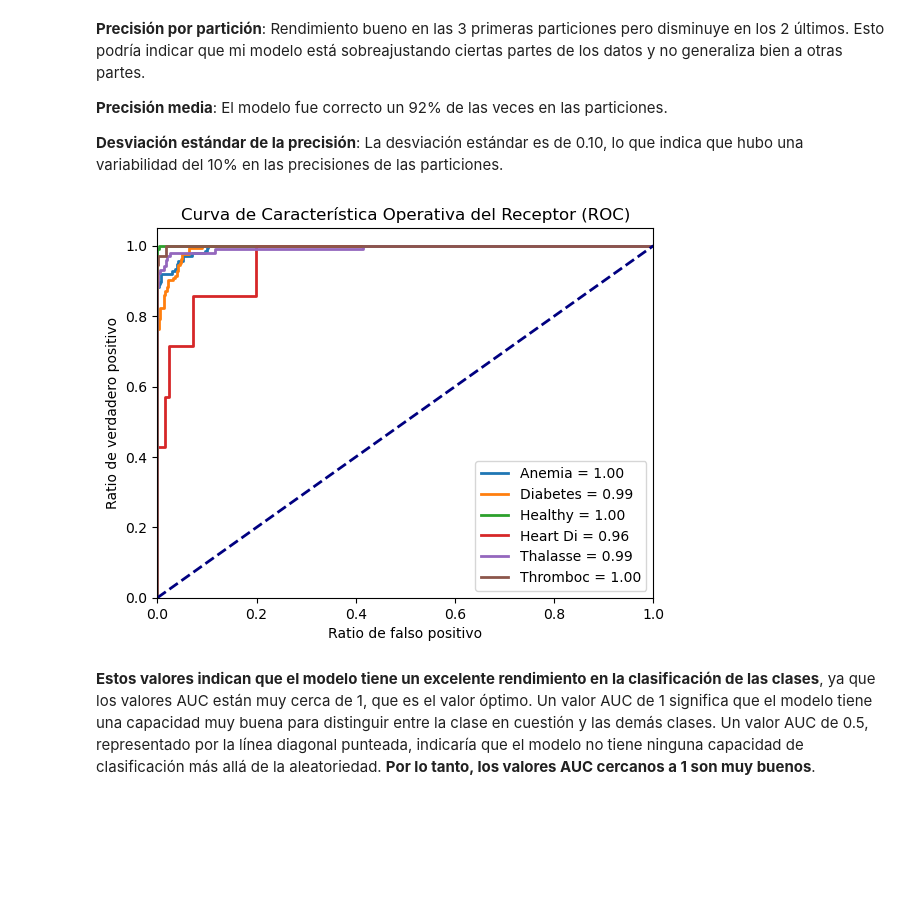
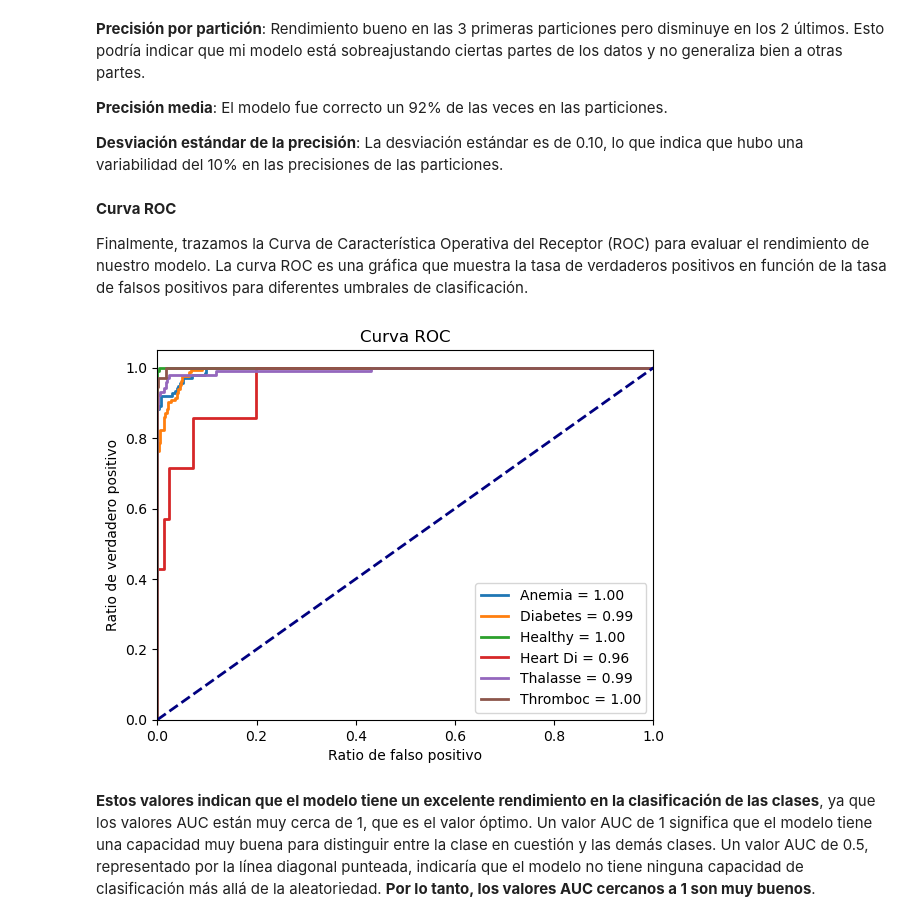
Before and after one commit to Vuztulk/Analisis-Enfermedades-mediante-ML, a Jupyter notebook: SVM.ipynb, the cells around one changed output. Saved outputs shown, nothing was run; the diff lists cells and outputs as text; code cells hidden in the pictures; blank space fills up the shorter version.

```diff
--- a/SVM.ipynb
+++ b/SVM.ipynb
@@ -236,35 +391,39 @@ accuracies = stratified_cross_validation(X, y, model)
 **Precisión media**: El modelo fue correcto un 92% de las veces en las particiones.
 
 **Desviación estándar de la precisión**: La desviación estándar es de 0.10, lo que indica que hubo una variabilidad del 10% en las precisiones de las particiones.
+# %% [markdown]
+**Curva ROC**
+
+Finalmente, trazamos la Curva de Característica Operativa del Receptor (ROC) para evaluar el rendimiento de nuestro modelo. La curva ROC es una gráfica que muestra la tasa de verdaderos positivos en función de la tasa de falsos positivos para diferentes umbrales de clasificación.
 # %%
 model = SVC(C=10.0,class_weight=None,decision_function_shape='ovr',degree=2,gamma=1.0,kernel='rbf',max_iter=1000,probability=True,shrinking=True)
 y_test_bin = label_binarize(y_test, classes=np.unique(y_test))
 model.fit(x_train, y_train)
 y_score = model.predict_proba(x_test)
 
 fpr = []
 tpr = []
 roc_auc = []
 lw=2
 
 for i, class_name in enumerate(np.unique(y_test)):
     fpr_i, tpr_i, _ = roc_curve(y_test_bin[:, i], y_score[:, i])
     roc_auc_i = auc(fpr_i, tpr_i)
     fpr.append(fpr_i)
     tpr.append(tpr_i)
     roc_auc.append(roc_auc_i)
 
     plt.plot(fpr_i, tpr_i, lw=lw, label='{0} = {1:0.2f}'.format(class_name, roc_auc_i))
 
 plt.plot([0, 1], [0, 1], color='navy', lw=lw, linestyle='--')
 plt.xlim([0.0, 1.0])
 plt.ylim([0.0, 1.05])
 plt.xlabel('Ratio de falso positivo')
 plt.ylabel('Ratio de verdadero positivo')
-plt.title('Curva de Característica Operativa del Receptor (ROC)')
+plt.title('Curva ROC')
 plt.legend(loc="lower right")
 plt.show()
 # %% [output]
-[figure, old version]
+[figure, new version]
 # %% [markdown]
 **Estos valores indican que el modelo tiene un excelente rendimiento en la clasificación de las clases**, ya que los valores AUC están muy cerca de 1, que es el valor óptimo. Un valor AUC de 1 significa que el modelo tiene una capacidad muy buena para distinguir entre la clase en cuestión y las demás clases. Un valor AUC de 0.5, representado por la línea diagonal punteada, indicaría que el modelo no tiene ninguna capacidad de clasificación más allá de la aleatoriedad. **Por lo tanto, los valores AUC cercanos a 1 son muy buenos**.
```
Also changed, not shown: parts of 17 cells of this notebook.
